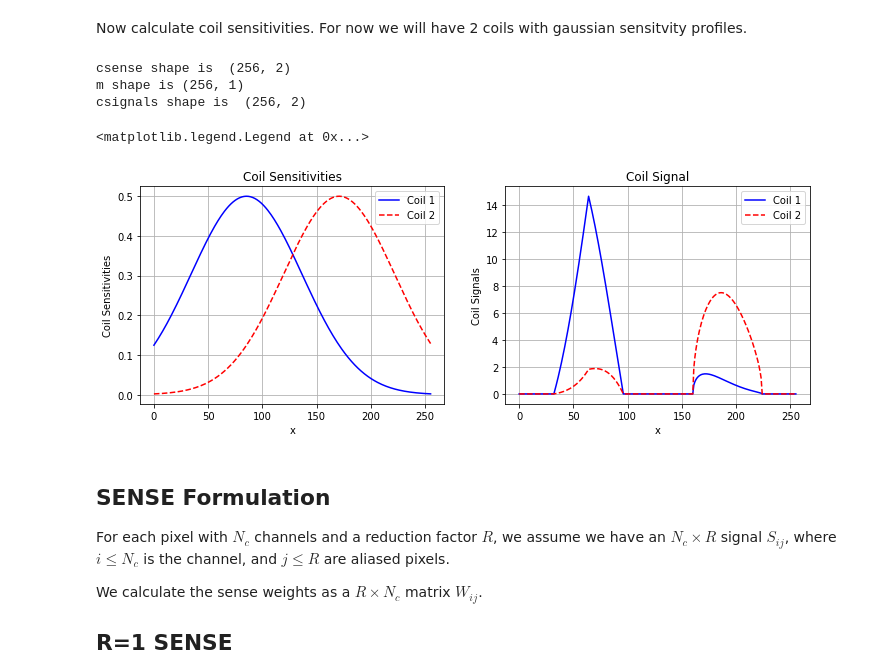
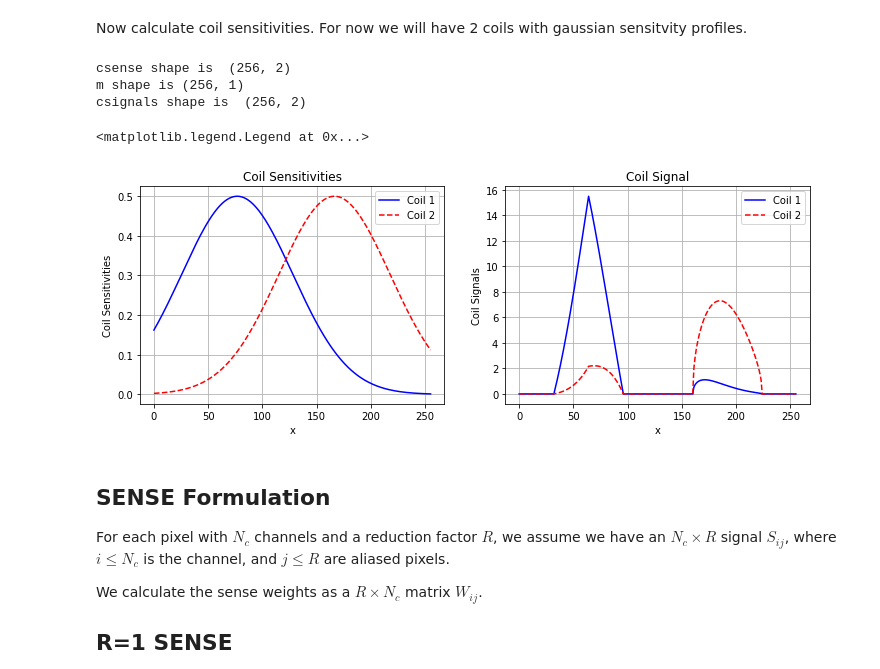
Before and after one commit to mribri999/MRSignalsSeqs, a Jupyter notebook: Python/Rad 229 - SENSE and Noise.ipynb, the cells around one changed output. Drawn from its saved outputs; the diff is of its cells as text; code cells hidden in the pictures.

```diff
--- a/Python/Rad 229 - SENSE and Noise.ipynb
+++ b/Python/Rad 229 - SENSE and Noise.ipynb
@@ -31,8 +31,8 @@ mrs.lplot('x','signal','Basic Signal')
 Now calculate coil sensitivities.  For now we will have 2 coils with gaussian sensitvity profiles.
 # %%
 # -- Make gaussian sensitivities
-c1 = mrs.gaussian(x,Nx/3,Nx/5)     # Left half!
-c2 = mrs.gaussian(x,2*Nx/3,Nx/5)   # Right half
+c1 = mrs.gaussian(x,0.3*Nx,Nx/5)     # Left half!
+c2 = mrs.gaussian(x,0.65*Nx,Nx/5)   # Right half
 # -- Normalize Sensitivities to 0.5 (for illustration)
 c1 = c1 / np.max(c1[:])*0.5
 c2 = c2 / np.max(c2[:])*0.5
@@ -40,34 +40,34 @@ c1 = np.expand_dims(c1,1)
 c2 = np.expand_dims(c2,1)
 csens = np.concatenate((c1,c2),axis=1)
 
 # -- Construct Coil Signals
 print("csense shape is ",csens.shape)
 print("m shape is",m.shape)
 csignals = csens * m    # Broadcasts?
 print("csignals shape is ",csignals.shape)
 
 # -- Plot these
 fig = plt.figure(figsize=(12.,4.))
 plt.subplot(1,2,1)
 plt.plot(x,csens[:,0],'b-',label='Coil 1')
 plt.plot(x,csens[:,1],'r--',label='Coil 2')
 mrs.lplot('x','Coil Sensitivities','Coil Sensitivities')
 plt.legend()
 
 plt.subplot(1,2,2)
 plt.plot(x,csignals[:,0],'b-',label='Coil 1')
 plt.plot(x,csignals[:,1],'r--',label='Coil 2')
 mrs.lplot('x','Coil Signals','Coil Signal')
 plt.legend()
 
 #print ("Shape of c1 is ", (c1.shape))
 #print ("Shape of c2 is ", (c2.shape))
 # %% [output]
 csense shape is  (256, 2)
 m shape is (256, 1)
 csignals shape is  (256, 2)
 <matplotlib.legend.Legend at 0x...>
-[figure, old version]
+[figure, new version]
 # %% [markdown]
 ## SENSE Formulation
 For each pixel with $N_c$ channels and a reduction factor $R$, we assume we have an $N_c \times R$ signal $S_{ij}$, where $i \le N_c$ is the channel, and $j \le R$ are aliased pixels.
```
Also changed, not shown: parts of 8 cells of this notebook.
